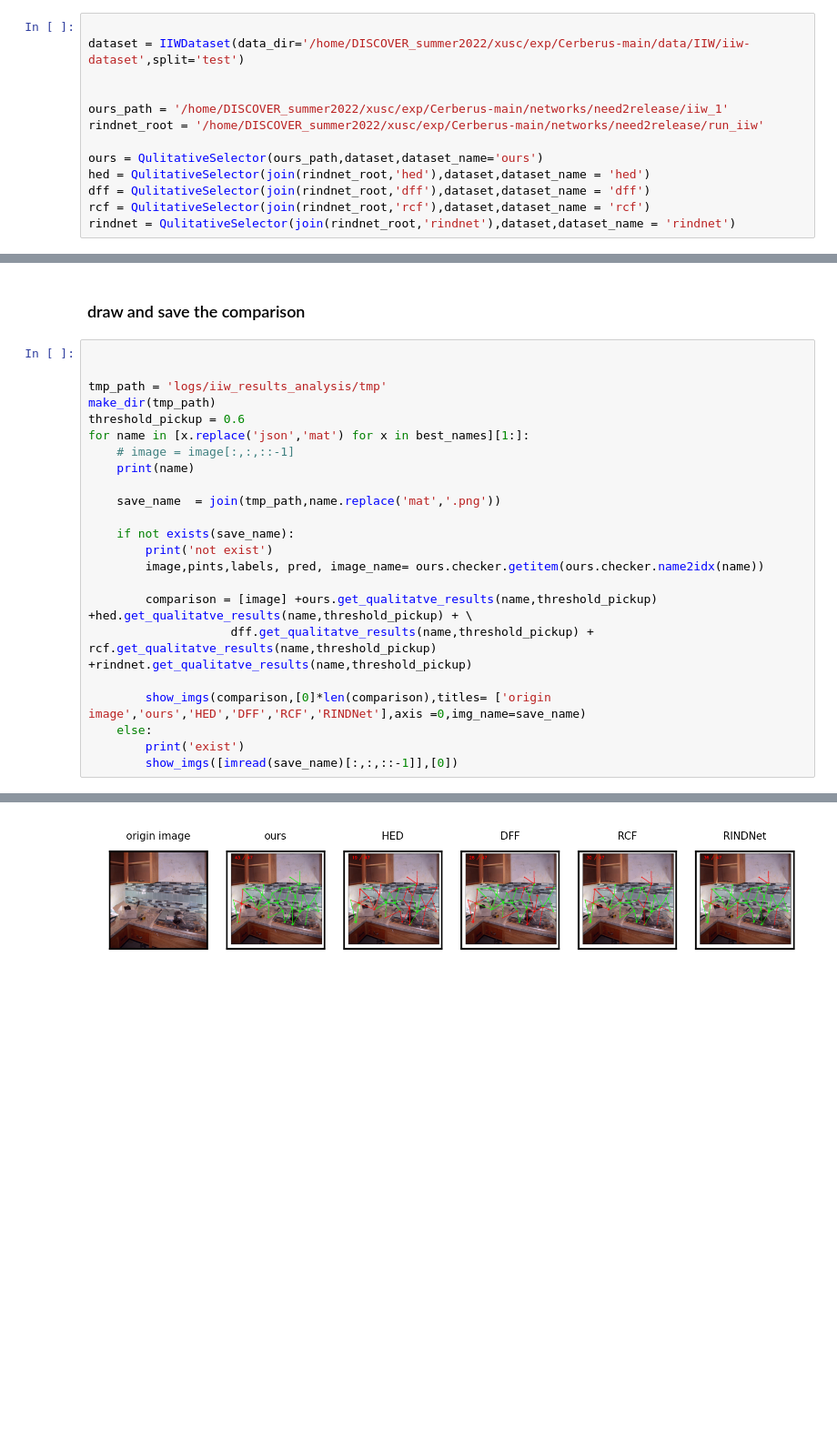
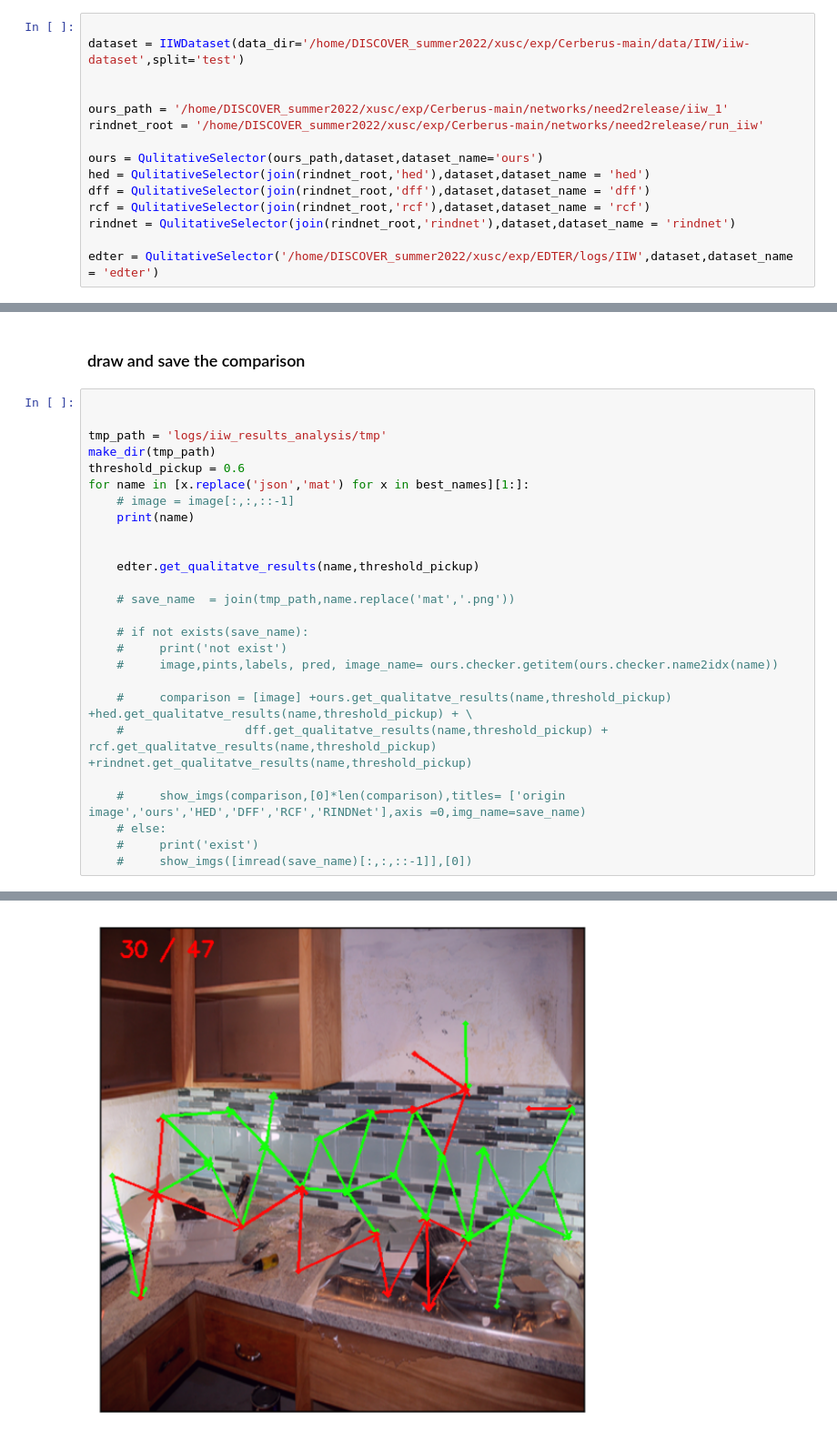
Before and after one commit to Daniellli/ECT, a Jupyter notebook: jupyters/draw_iiw_qualiatative_results.ipynb, the cells around one changed output, grey strips where cells are left out. Shown at 91% size. Cells and saved outputs as stored; diff of their text form; blank space fills up the shorter version.

Commit message:
finish the EDTER qualitative result plot

```diff
--- a/jupyters/draw_iiw_qualiatative_results.ipynb
+++ b/jupyters/draw_iiw_qualiatative_results.ipynb
@@ -59,6 +50,8 @@ hed = QulitativeSelector(join(rindnet_root,'hed'),dataset,dataset_name = 'hed')
 dff = QulitativeSelector(join(rindnet_root,'dff'),dataset,dataset_name = 'dff')
 rcf = QulitativeSelector(join(rindnet_root,'rcf'),dataset,dataset_name = 'rcf')
 rindnet = QulitativeSelector(join(rindnet_root,'rindnet'),dataset,dataset_name = 'rindnet')
+
+edter = QulitativeSelector('/home/DISCOVER_summer2022/xusc/exp/EDTER/logs/IIW',dataset,dataset_name = 'edter')
 # %%
 best_qualitative_results = get_best_idx(main_dict=ours.get_quantitative_results_for_images(),
                                 other_dict_list= [hed.get_quantitative_results_for_images(),
@@ -100,18 +94,21 @@ for name in [x.replace('json','mat') for x in best_names][1:]:
     # image = image[:,:,::-1]
     print(name)
 
-    save_name  = join(tmp_path,name.replace('mat','.png'))
 
-    if not exists(save_name):
-        print('not exist')
-        image,pints,labels, pred, image_name= ours.checker.getitem(ours.checker.name2idx(name))
+    edter.get_qualitatve_results(name,threshold_pickup)
 
-        comparison = [image] +ours.get_qualitatve_results(name,threshold_pickup) +hed.get_qualitatve_results(name,threshold_pickup) + \
-                    dff.get_qualitatve_results(name,threshold_pickup) + rcf.get_qualitatve_results(name,threshold_pickup) +rindnet.get_qualitatve_results(name,threshold_pickup)
+    # save_name  = join(tmp_path,name.replace('mat','.png'))
 
-        show_imgs(comparison,[0]*len(comparison),titles= ['origin image','ours','HED','DFF','RCF','RINDNet'],axis =0,img_name=save_name)
-    else:
-        print('exist')
-        show_imgs([imread(save_name)[:,:,::-1]],[0])
+    # if not exists(save_name):
+    #     print('not exist')
+    #     image,pints,labels, pred, image_name= ours.checker.getitem(ours.checker.name2idx(name))
+
+    #     comparison = [image] +ours.get_qualitatve_results(name,threshold_pickup) +hed.get_qualitatve_results(name,threshold_pickup) + \
+    #                 dff.get_qualitatve_results(name,threshold_pickup) + rcf.get_qualitatve_results(name,threshold_pickup) +rindnet.get_qualitatve_results(name,threshold_pickup)
+
+    #     show_imgs(comparison,[0]*len(comparison),titles= ['origin image','ours','HED','DFF','RCF','RINDNet'],axis =0,img_name=save_name)
+    # else:
+    #     print('exist')
+    #     show_imgs([imread(save_name)[:,:,::-1]],[0])
 # %% [output]
 1232.mat
@@ -134 +131 @@ not exist
-[figure, old version]
+[figure, new version]
```
Also changed, not shown: parts of 3 cells of this notebook, 23 other files.
